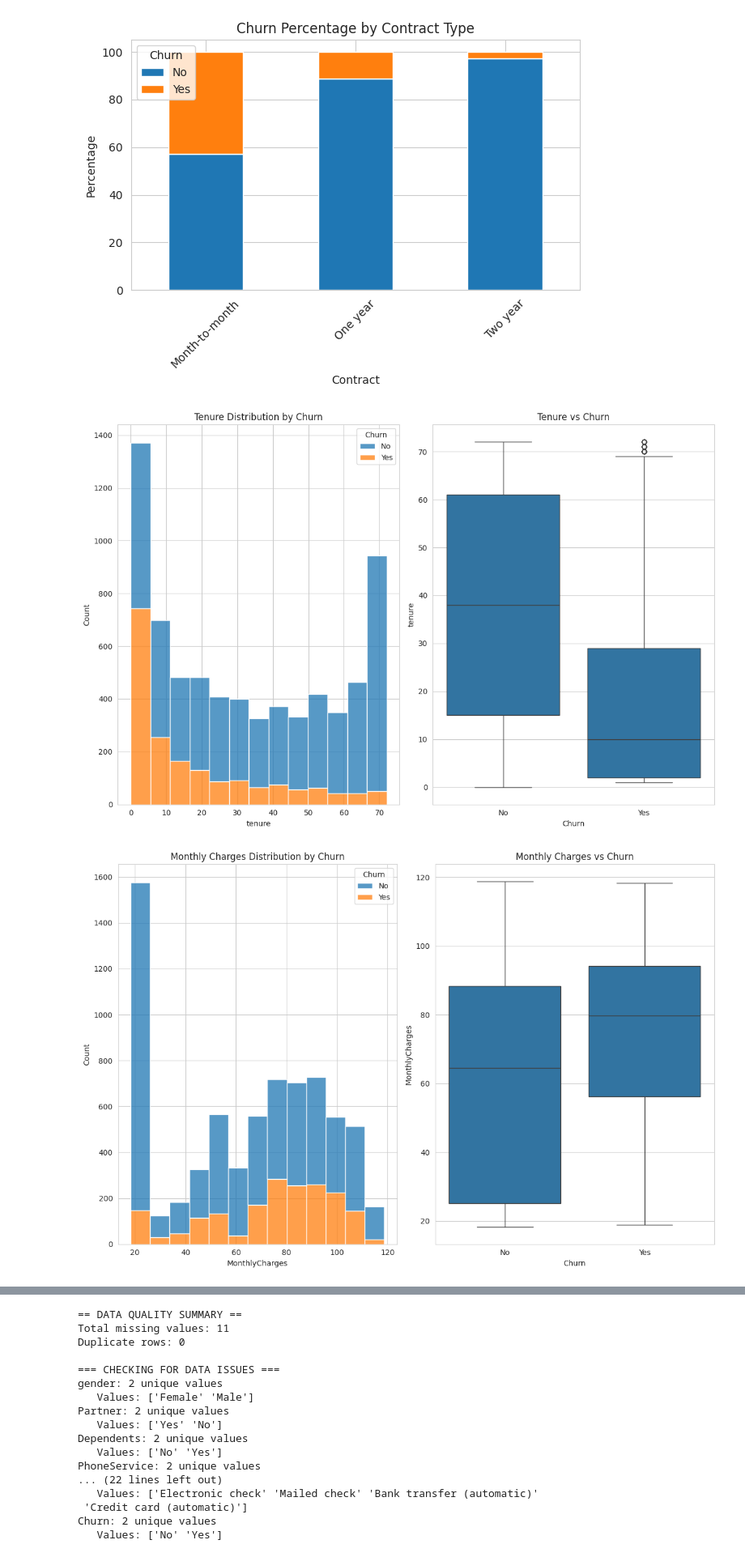
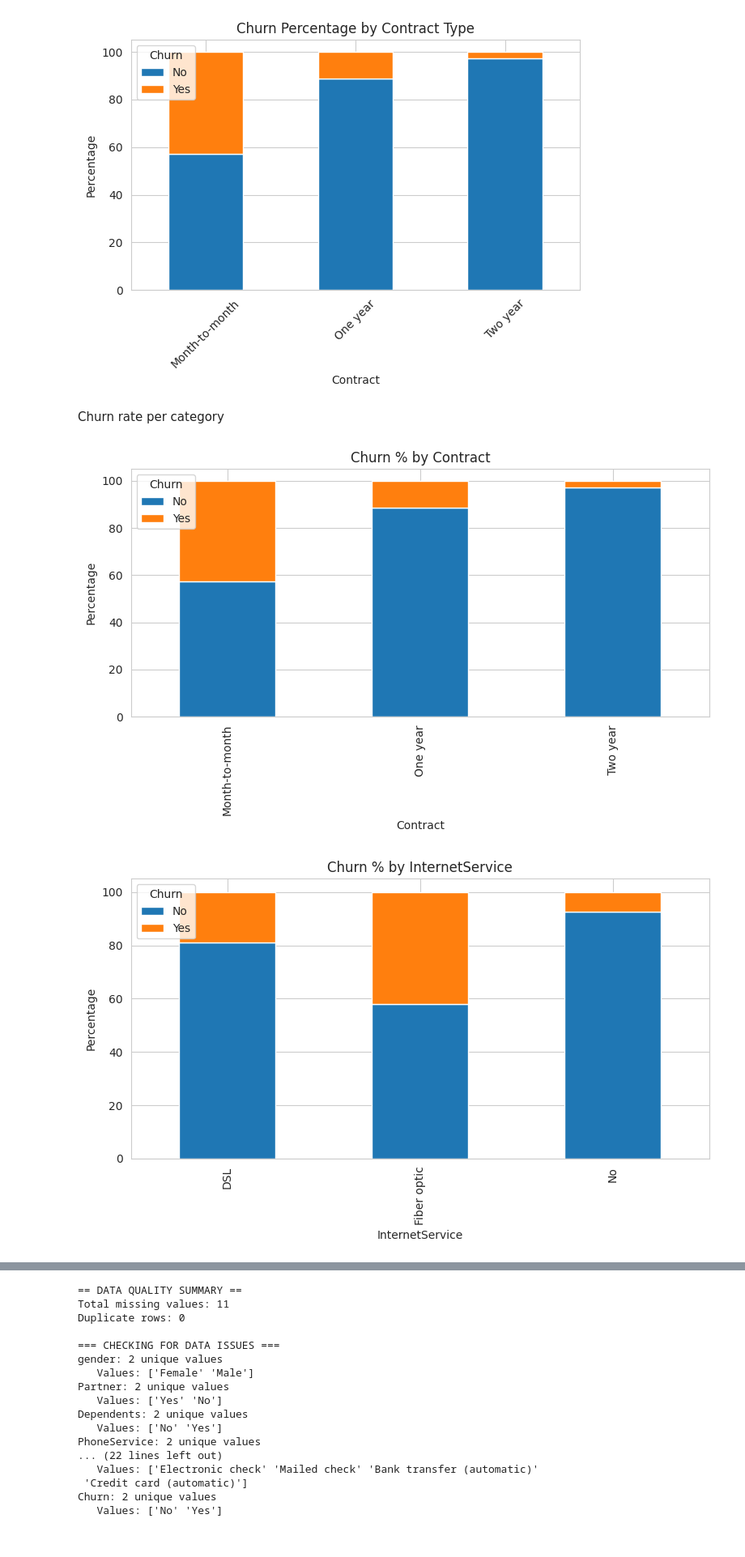
Before and after one commit to sanulisiya/Telco-churn-prediction20231263, a Jupyter notebook: Machine_Learning_Coursework.ipynb, the cells around one changed output, grey strips where cells are left out. Shown at 81% size. Cells and saved outputs as stored; diff of their text form; code cells hidden in the pictures.

```diff
--- a/Machine_Learning_Coursework.ipynb
+++ b/Machine_Learning_Coursework.ipynb
@@ -364,0 +366,18 @@ BAR PLOTS OF CATEGORICAL FEATURES
+# %%
+# Before conversion: show problem rows (if any)
+print("\nSample TotalCharges values (first 10):")
+print(df["TotalCharges"].head(10).tolist())
+
+# Convert TotalCharges to numeric, coercing errors to NaN
+df["TotalCharges"] = pd.to_numeric(df["TotalCharges"], errors="coerce")
+print("\nAfter conversion, NaNs in TotalCharges:", df["TotalCharges"].isna().sum())
+
+# Show rows with NaN TotalCharges
+if df["TotalCharges"].isna().sum() > 0:
+    print("\nRows with missing TotalCharges (will display up to 10):")
+    display(df[df["TotalCharges"].isna()].head(10))
+
+# In original dataset there are 11 rows with blank TotalCharges (very small fraction)
+# Safe option: drop those rows (document this in report)
+df_clean = df.dropna(subset=["TotalCharges"]).copy()
+print("\nShape after dropping rows with missing TotalCharges:", df_clean.shape)
@@ -505,36 +592,23 @@ plt.show()
 # %% [output]
 [figure]
 [figure]
-# %%
-# === HOW TENURE AFFECTS CHURN ===
-plt.figure(figsize=(12, 8))
-
-plt.subplot(1, 2, 1)
-sns.histplot(data=df, x='tenure', hue='Churn', multiple="stack", bins=13)
-plt.title('Tenure Distribution by Churn')
-
-plt.subplot(1, 2, 2)
-sns.boxplot(data=df, x='Churn', y='tenure')
-plt.title('Tenure vs Churn')
-
-plt.tight_layout()
-plt.show()
-# %% [output]
-[figure, removed]
-# %%
-
-# === HOW MONTHLY CHARGES AFFECT CHURN ===
-plt.figure(figsize=(12, 8))
-
-plt.subplot(1, 2, 1)
-sns.histplot(data=df, x='MonthlyCharges', hue='Churn', multiple="stack", bins=13)
-plt.title('Monthly Charges Distribution by Churn')
-
-plt.subplot(1, 2, 2)
-sns.boxplot(data=df, x='Churn', y='MonthlyCharges')
-plt.title('Monthly Charges vs Churn')
-
-plt.tight_layout()
-plt.show()
-# %% [output]
-[figure, removed]
+# %% [markdown]
+Churn rate per category
+# %%
+# ------------- Stacked percentage bar (churn rate per category) -------------
+def stacked_percent_bar(col):
+    ct = pd.crosstab(df_clean[col], df_clean["Churn"], normalize="index")*100
+    ct = ct[["No","Yes"]] if "No" in ct.columns and "Yes" in ct.columns else ct
+    ct.plot(kind="bar", stacked=True, figsize=(8,5))
+    plt.legend(title="Churn")
+    plt.ylabel("Percentage")
+    plt.title(f"Churn % by {col}")
+    plt.tight_layout()
+    plt.show()
+
+stacked_percent_bar("Contract")
+stacked_percent_bar("InternetService")
+stacked_percent_bar("PaymentMethod")
+# %% [output]
+[figure, added]
+[figure, added]
```
Also changed, not shown: parts of 17 cells of this notebook.
